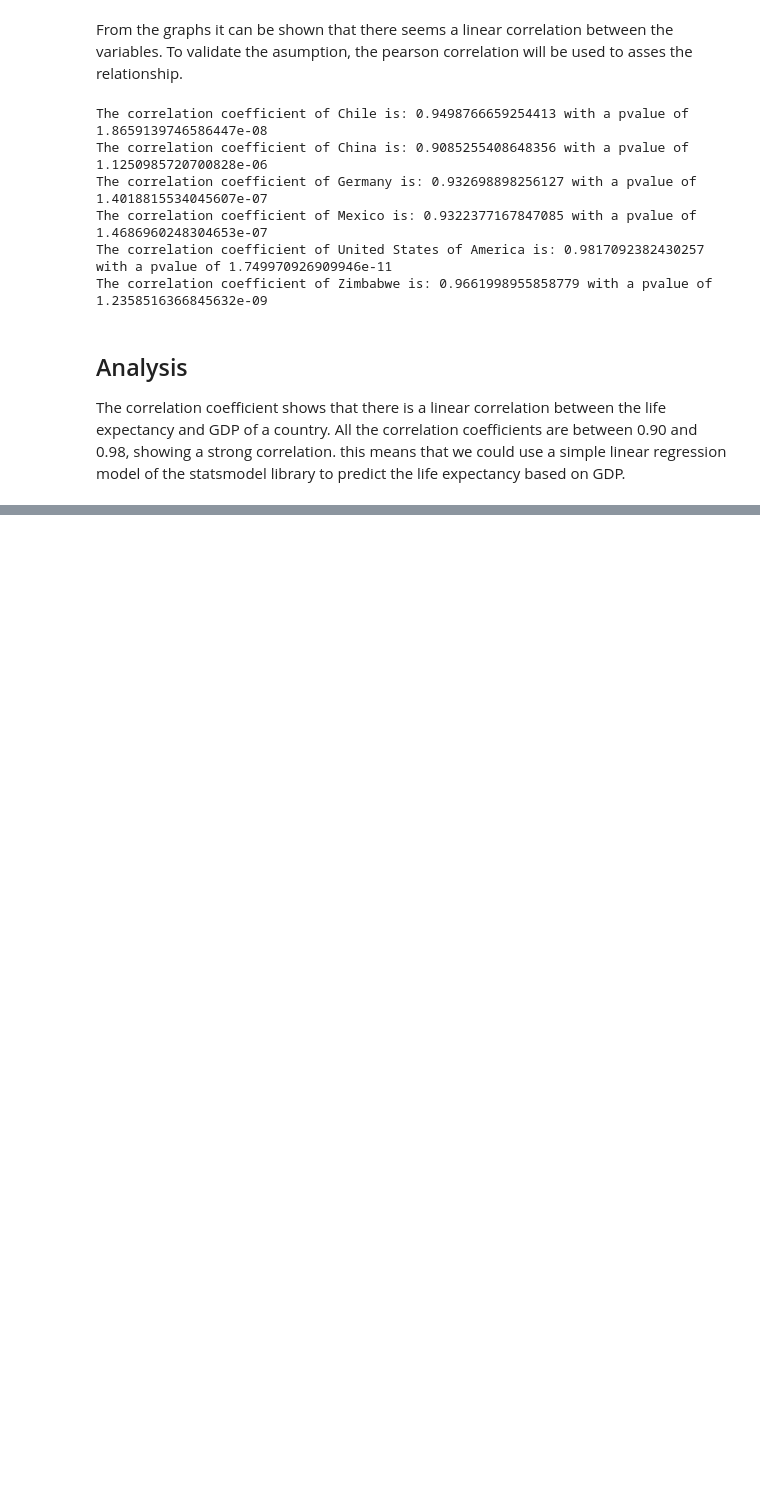
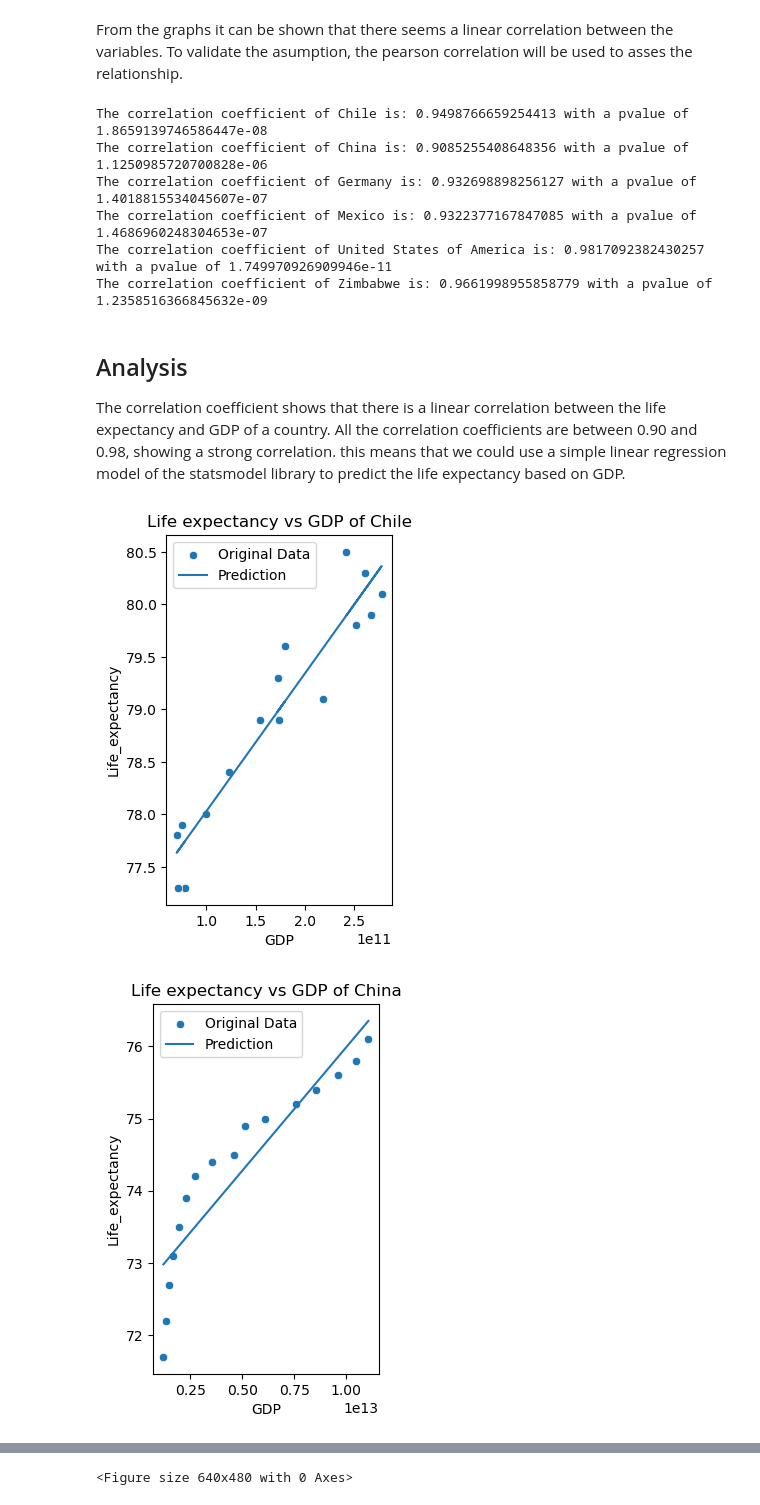
Before and after one commit to Joel-Milla/Life-Expectancy-and-GDP, a Jupyter notebook: life_expectancy_gdp.ipynb, the cells around one changed output, grey strips where cells are left out. Drawn from its saved outputs; the diff is of its cells as text; code cells hidden in the pictures; blank space fills up the shorter version.

Commit message:
Use simple linear regression to predict life expectancy based on GDP.

```diff
--- a/life_expectancy_gdp.ipynb
+++ b/life_expectancy_gdp.ipynb
@@ -83,7 +83,7 @@ import scipy.stats
 for country in countries:
     country_info = countries_info[countries_info.Country == country]
 
-    corr_coefficient, pvalue = scipy.stats.pearsonr(country_info.Life_expectancy, country_info.GDP)
+    corr_coefficient, pvalue = scipy.stats.pearsonr(country_info.GDP, country_info.Life_expectancy)
     print(f'The correlation coefficient of {country} is: {corr_coefficient} with a pvalue of {pvalue}')
 # %% [output]
 The correlation coefficient of Chile is: 0.9498766659254413 with a pvalue of 1.8659139746586447e-08
@@ -95,7 +95,22 @@ The correlation coefficient of Zimbabwe is: 0.9661998955858779 with a pvalue of
 # %% [markdown]
 ## Analysis
 The correlation coefficient shows that there is a linear correlation between the life expectancy and GDP of a country. All the correlation coefficients are between 0.90 and 0.98, showing a strong correlation. this means that we could use a simple linear regression model of the statsmodel library to predict the life expectancy based on GDP.
-# %%
-import statsmodels.api as sm
-
-model = sm.OLS.from_formula('score ~ lesson', codecademy).fit()
+# %%
+import statsmodels.api as sm
+
+# showing the scatter plot and the prediction using the model
+for country in countries:
+    country_info = countries_info[countries_info.Country == country]
+    model = sm.OLS.from_formula('Life_expectancy ~ GDP', country_info).fit()
+
+    # scatter plot of all the countries
+    plt.subplot(1, 2, 1)
+    sns.scatterplot(x = 'GDP', y = 'Life_expectancy', label='Original Data', data = country_info)
+    plt.plot(country_info.GDP, model.predict(country_info.GDP), label='Prediction')
+    plt.title(f'Life expectancy vs GDP of {country}')
+    plt.legend()
+    plt.show()
+    plt.clf()
+# %% [output]
+[figure, added]
+[figure, added]
@@ -101,0 +121 @@ model = sm.OLS.from_formula('score ~ lesson', codecademy).fit()
+<Figure size 640x480 with 0 Axes>
```
Also changed, not shown: parts of 1 cell of this notebook.
